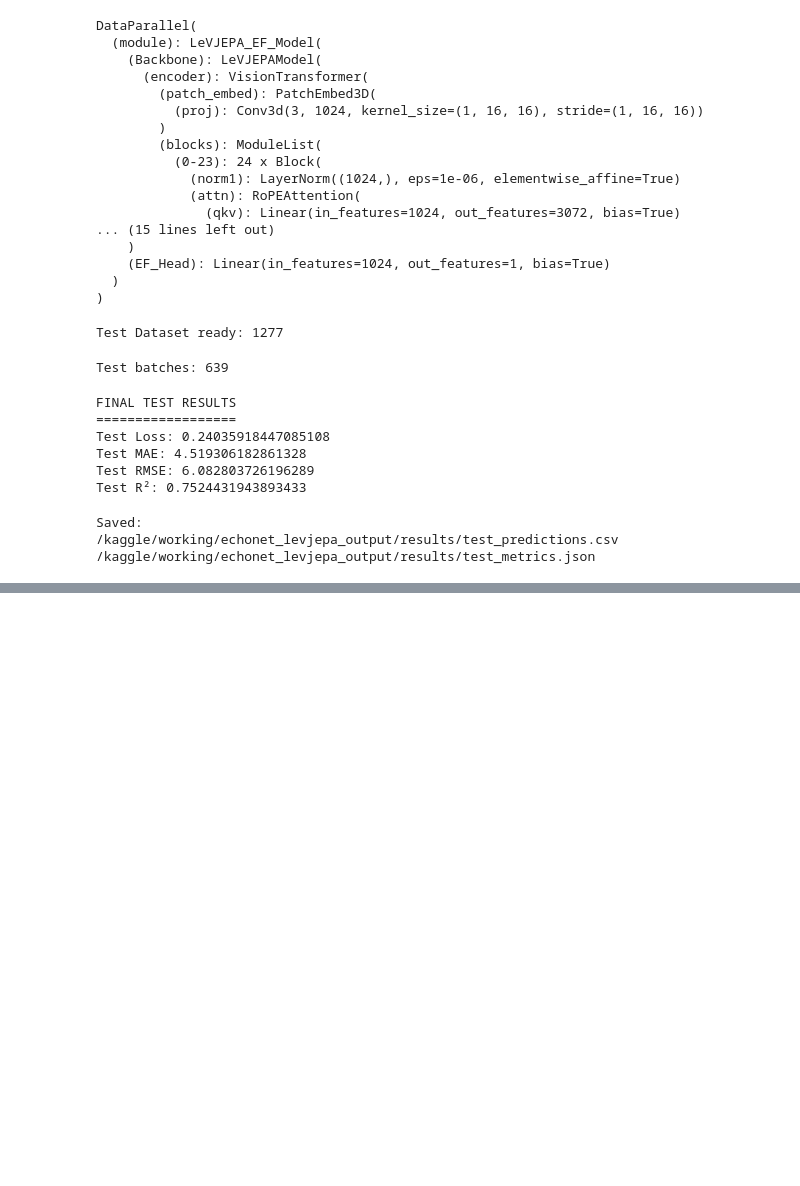
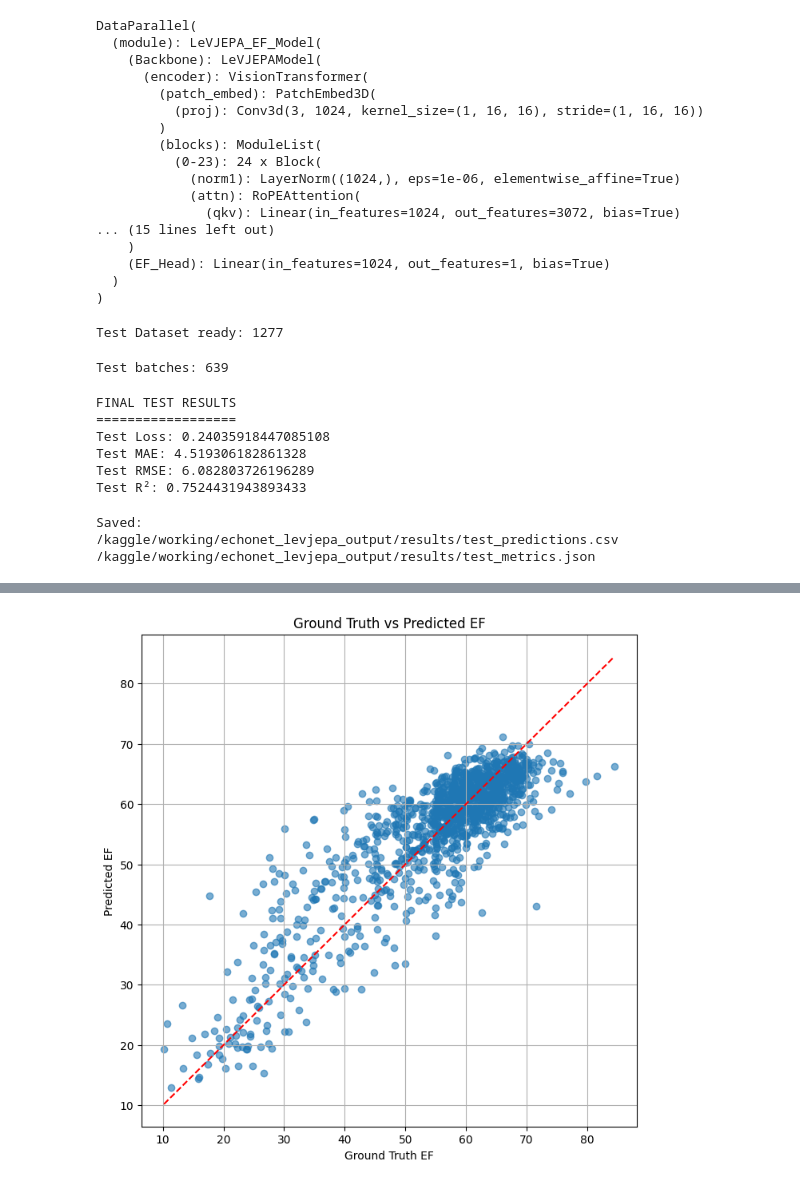
Before and after one commit to mahedra01/EchoJEPA, a Jupyter notebook: kaggle.ipynb, the cells around one changed output, grey strips where cells are left out. Drawn from its saved outputs; the diff is of its cells as text; code cells hidden in the pictures; blank space fills up the shorter version.

Commit message:
Kaggle Notebook | echonet | Version 6

```diff
--- a/kaggle.ipynb
+++ b/kaggle.ipynb
@@ -2401,3 +2401,18 @@ print(
 Saved:
 /kaggle/working/echonet_levjepa_output/results/test_predictions.csv
 /kaggle/working/echonet_levjepa_output/results/test_metrics.json
+# %%
+import pandas as pd
+Files = list(
+    Path("/kaggle/input").rglob("test_predictions.csv")
+)
+
+print(Files)
+
+Test_Results_Path = Files[0]
+
+Test_Results = pd.read_csv(
+    Test_Results_Path
+)
+
+print(Test_Results.head())
@@ -2403,0 +2427,43 @@ Saved:
+# %%
+import matplotlib.pyplot as plt
+
+Y_True = Test_Results["ef_target"]
+Y_Pred = Test_Results["ef_prediction"]
+
+plt.figure(figsize=(8, 8))
+
+plt.scatter(
+    Y_True,
+    Y_Pred,
+    alpha=0.6
+)
+
+Min_Value = min(
+    Y_True.min(),
+    Y_Pred.min()
+)
+
+Max_Value = max(
+    Y_True.max(),
+    Y_Pred.max()
+)
+
+plt.plot(
+    [Min_Value, Max_Value],
+    [Min_Value, Max_Value],
+    linestyle="--",
+    color = "red"
+)
+
+plt.xlabel("Ground Truth EF")
+plt.ylabel("Predicted EF")
+
+plt.title(
+    "Ground Truth vs Predicted EF"
+)
+
+plt.grid(True)
+
+plt.show()
+# %% [output]
+[figure, added]
```
Also changed, not shown: parts of 1 cell of this notebook.
